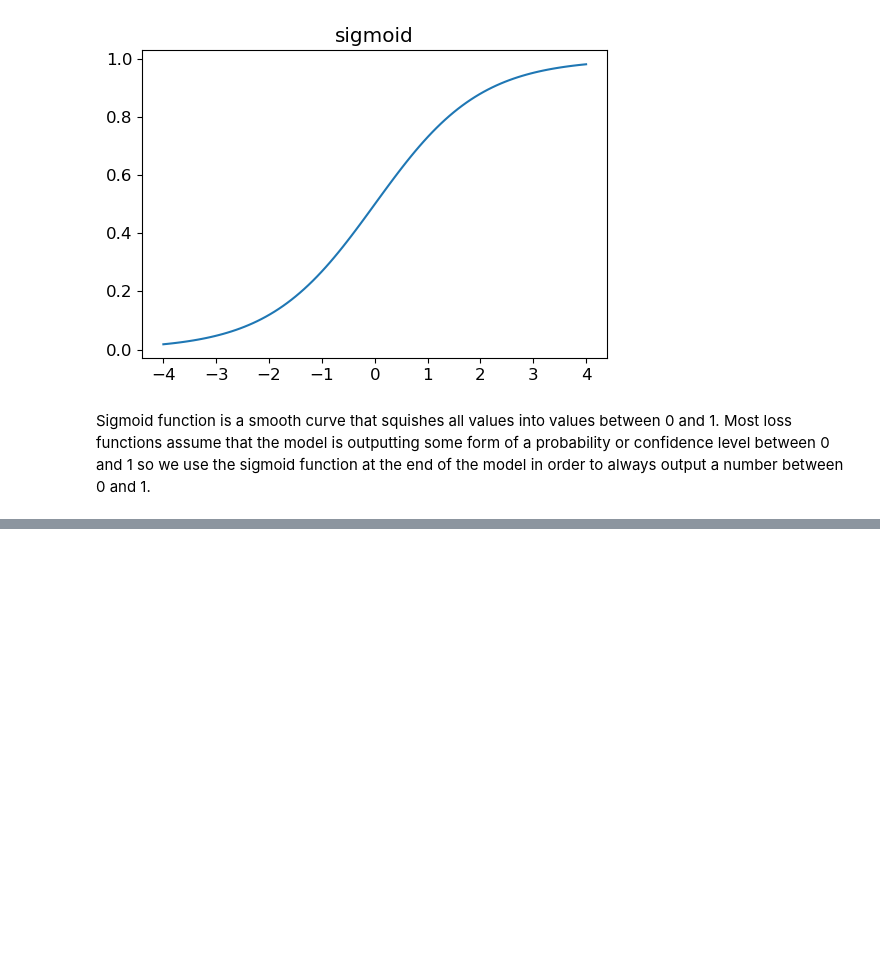
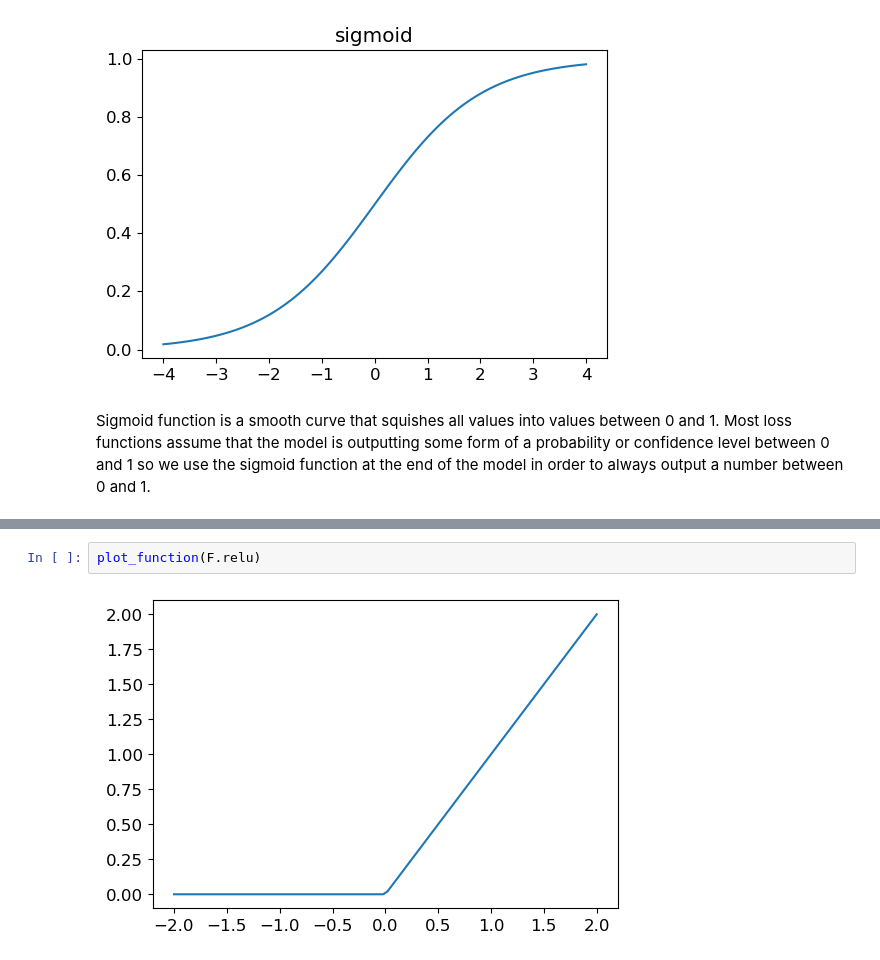
Before and after one commit to janftxt/janf-blog, a Jupyter notebook: posts/2023-10-07_under_the_hood_training_a_classifier/subsite/under_the_hood_training_a_digit_classifier_questions.ipynb, the cells around one changed output, grey strips where cells are left out. Drawn from its saved outputs; the diff is of its cells as text; blank space fills up the shorter version.

```diff
--- a/posts/2023-10-07_under_the_hood_training_a_classifier/subsite/under_the_hood_training_a_digit_classifier_questions.ipynb
+++ b/posts/2023-10-07_under_the_hood_training_a_classifier/subsite/under_the_hood_training_a_digit_classifier_questions.ipynb
@@ -250,0 +327,4 @@ The universal approximation theorem shows that any function can be approximated
+# %%
+plot_function(F.relu)
+# %% [output]
+[figure, added]
```
Also changed, not shown: parts of 13 cells of this notebook.
